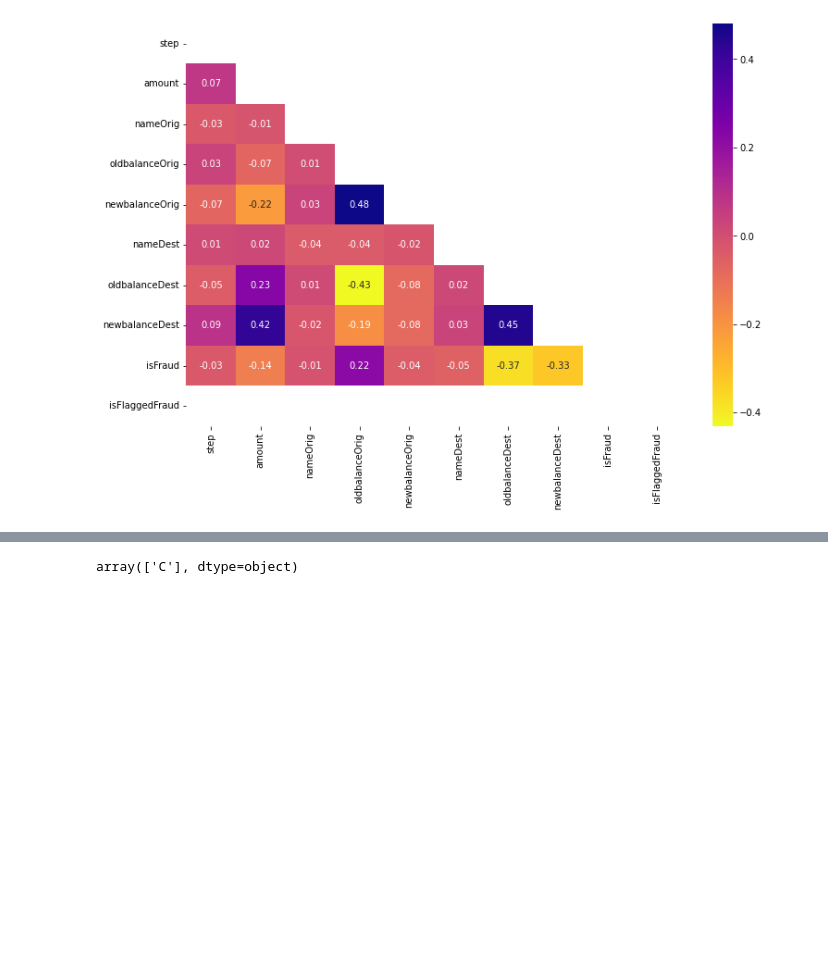
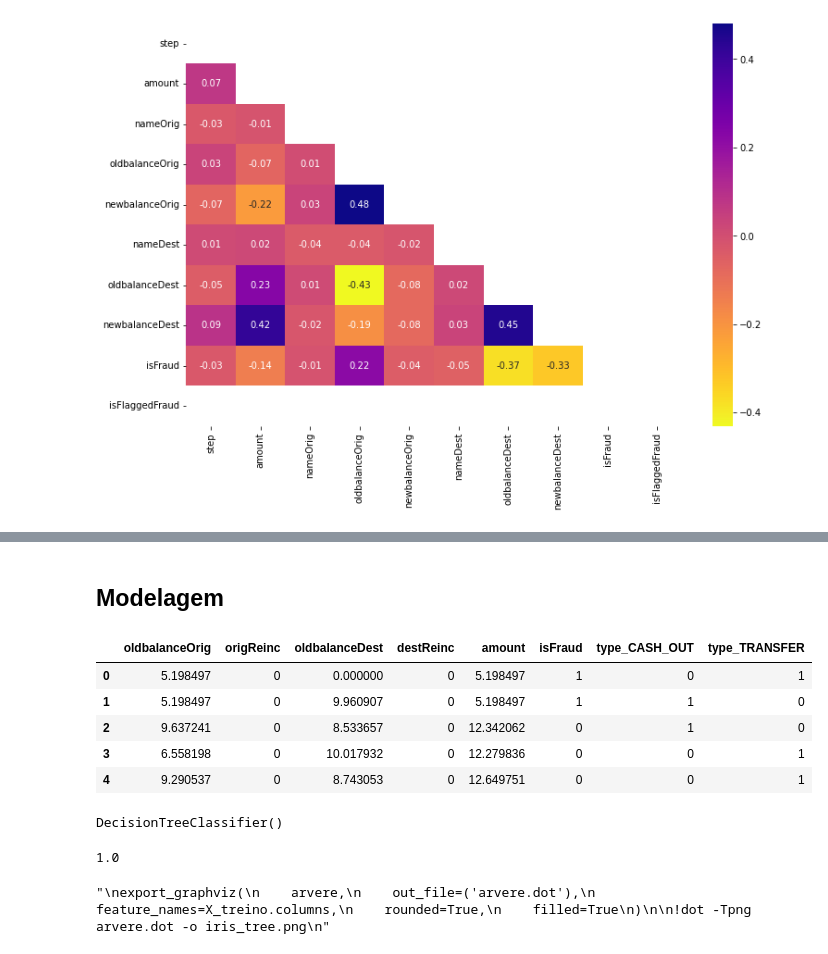
Before and after one commit to phobeiro/TERA-desafio-3, a Jupyter notebook: desafio-3.ipynb, the cells around one changed output, grey strips where cells are left out. Cells and saved outputs as stored; diff of their text form; code cells hidden in the pictures; blank space fills up the shorter version.

```diff
--- a/desafio-3.ipynb
+++ b/desafio-3.ipynb
@@ -267,4 +274,17 @@ df
-# %%
-df.prefixDest.unique()
-# %% [output]
-array(['C'], dtype=object)
+# %% [markdown]
+## Modelagem
+# %%
+df = pd.get_dummies(df,
+                    columns=['type'],
+                    drop_first=False
+)
+
+pd.set_option('display.max_columns', 20)
+df.head()
+# %% [output]
+|  | oldbalanceOrig | origReinc | oldbalanceDest | destReinc | amount | isFraud | type_CASH_OUT | type_TRANSFER |
+| 0 | 5.198497 | 0 | 0.000000 | 0 | 5.198497 | 1 | 0 | 1 |
+| 1 | 5.198497 | 0 | 9.960907 | 0 | 5.198497 | 1 | 1 | 0 |
+| 2 | 9.637241 | 0 | 8.533657 | 0 | 12.342062 | 0 | 1 | 0 |
+| 3 | 6.558198 | 0 | 10.017932 | 0 | 12.279836 | 0 | 0 | 1 |
+| 4 | 9.290537 | 0 | 8.743053 | 0 | 12.649751 | 0 | 0 | 1 |
@@ -270,0 +304,25 @@ array(['C'], dtype=object)
+# %%
+from sklearn.tree import DecisionTreeClassifier, export_graphviz
+
+arvere = DecisionTreeClassifier()
+arvere.fit(X_treino, y_treino)
+# %% [output]
+DecisionTreeClassifier()
+# %%
+arvere.score(X_treino, y_treino)
+# %% [output]
+1.0
+# %%
+'''
+export_graphviz(
+    arvere,
+    out_file=('arvere.dot'),
+    feature_names=X_treino.columns,
+    rounded=True,
+    filled=True
+)
+
+!dot -Tpng arvere.dot -o iris_tree.png
+'''
+# %% [output]
+"\nexport_graphviz(\n    arvere,\n    out_file=('arvere.dot'),\n    feature_names=X_treino.columns,\n    rounded=True,\n    filled=True\n)\n\n!dot -Tpng arvere.dot -o iris_tree.png\n"
```
Also changed, not shown: parts of 7 cells of this notebook, 2 other files.
